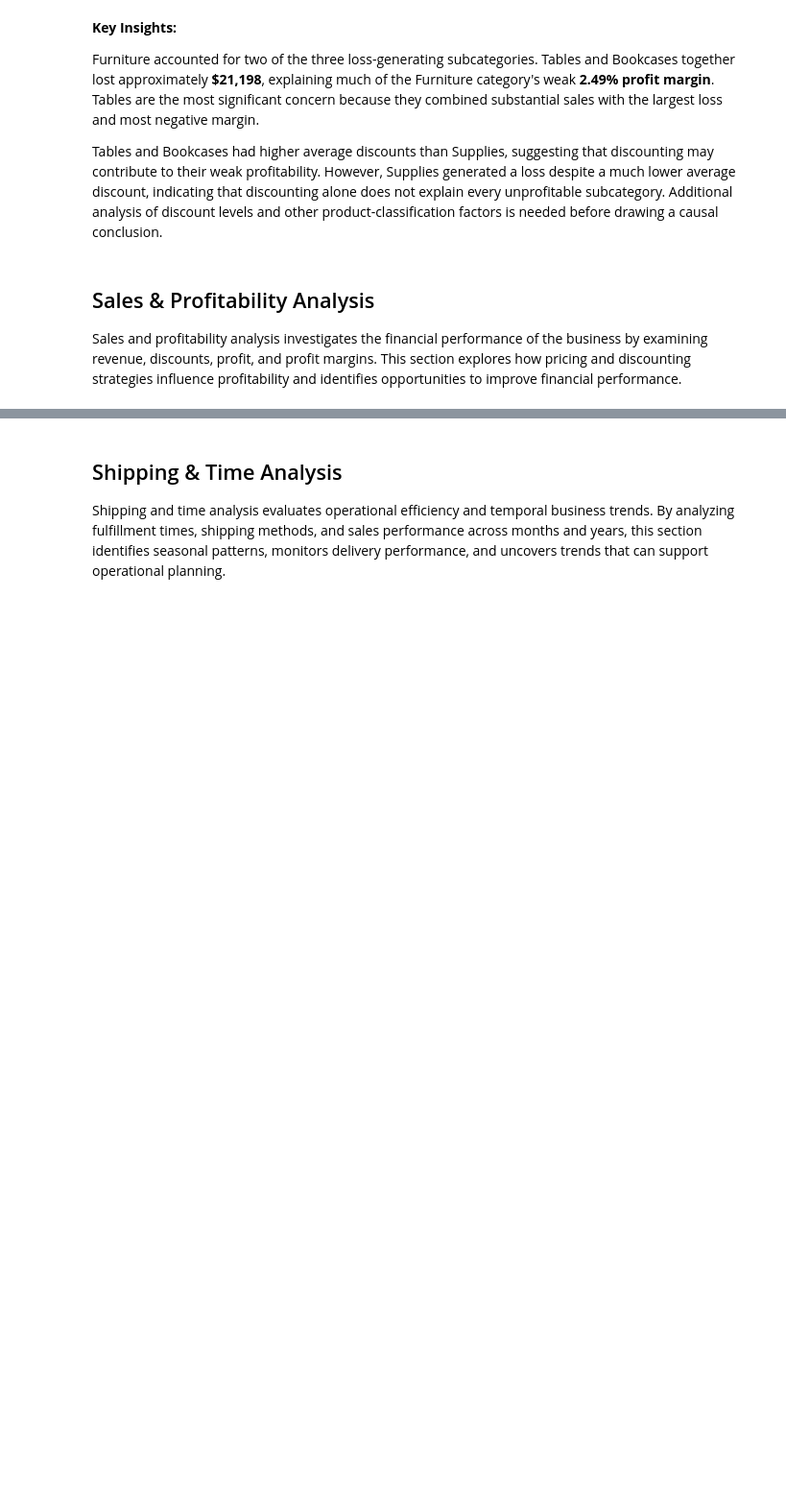
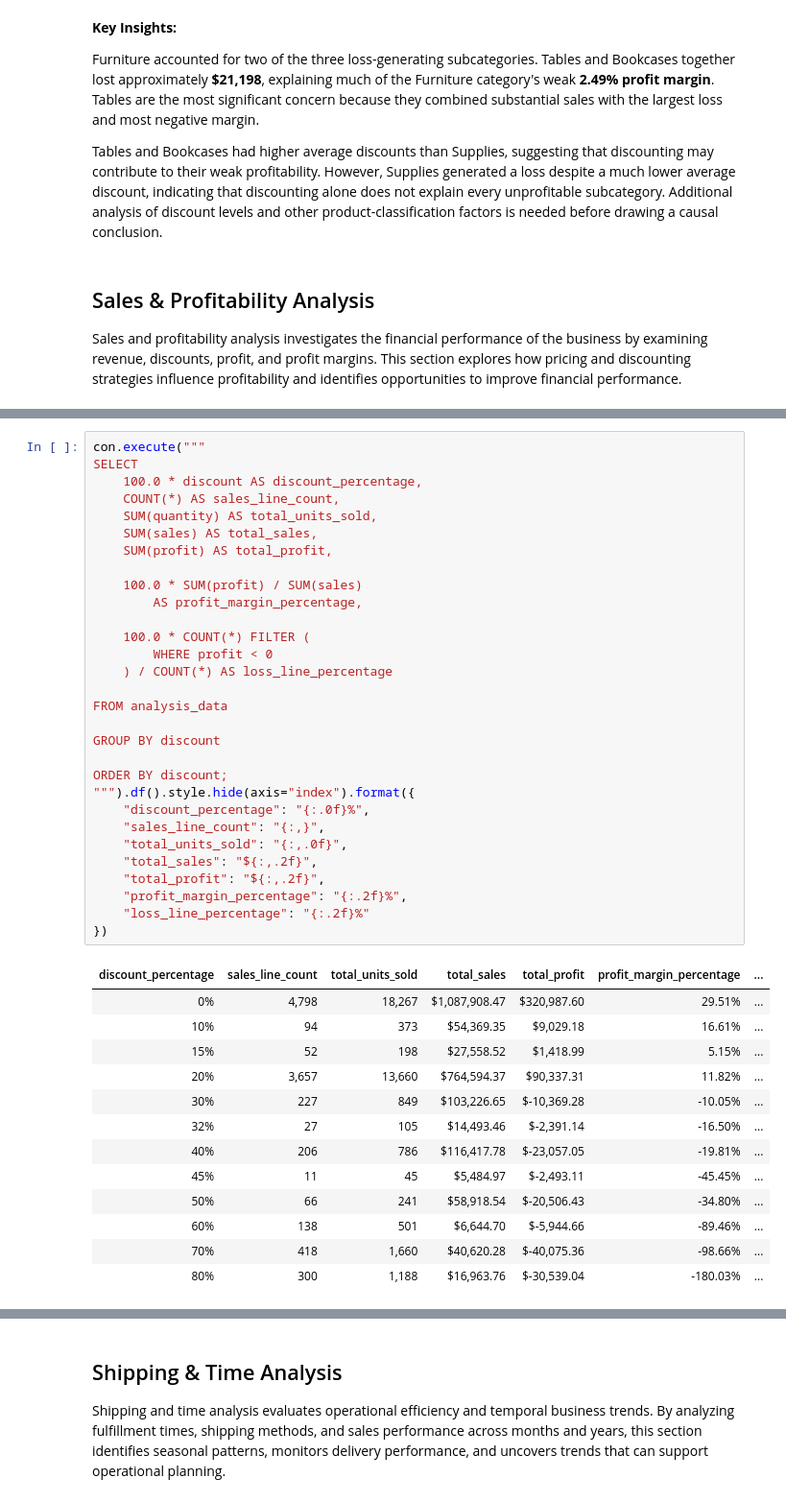
Before and after one commit to danigeiger/e_commerce_duckdb_project, a Jupyter notebook: notebooks/03_business_sql_analysis.ipynb, the cells around one changed output, grey strips where cells are left out. Shown at 96% size. Saved outputs shown, nothing was run; the diff lists cells and outputs as text; blank space fills up the shorter version.

Commit message:
Added Sales & Profitability Analysis

```diff
--- a/notebooks/03_business_sql_analysis.ipynb
+++ b/notebooks/03_business_sql_analysis.ipynb
@@ -737,0 +755,44 @@ Sales and profitability analysis investigates the financial performance of the b
+# %%
+con.execute("""
+SELECT
+    100.0 * discount AS discount_percentage,
+    COUNT(*) AS sales_line_count,
+    SUM(quantity) AS total_units_sold,
+    SUM(sales) AS total_sales,
+    SUM(profit) AS total_profit,
+
+    100.0 * SUM(profit) / SUM(sales)
+        AS profit_margin_percentage,
+
+    100.0 * COUNT(*) FILTER (
+        WHERE profit < 0
+    ) / COUNT(*) AS loss_line_percentage
+
+FROM analysis_data
+
+GROUP BY discount
+
+ORDER BY discount;
+""").df().style.hide(axis="index").format({
+    "discount_percentage": "{:.0f}%",
+    "sales_line_count": "{:,}",
+    "total_units_sold": "{:,.0f}",
+    "total_sales": "${:,.2f}",
+    "total_profit": "${:,.2f}",
+    "profit_margin_percentage": "{:.2f}%",
+    "loss_line_percentage": "{:.2f}%"
+})
+# %% [output]
+| discount_percentage | sales_line_count | total_units_sold | total_sales | total_profit | profit_margin_percentage | ... |
+| 0% | 4,798 | 18,267 | $1,087,908.47 | $320,987.60 | 29.51% | ... |
+| 10% | 94 | 373 | $54,369.35 | $9,029.18 | 16.61% | ... |
+| 15% | 52 | 198 | $27,558.52 | $1,418.99 | 5.15% | ... |
+| 20% | 3,657 | 13,660 | $764,594.37 | $90,337.31 | 11.82% | ... |
+| 30% | 227 | 849 | $103,226.65 | $-10,369.28 | -10.05% | ... |
+| 32% | 27 | 105 | $14,493.46 | $-2,391.14 | -16.50% | ... |
+| 40% | 206 | 786 | $116,417.78 | $-23,057.05 | -19.81% | ... |
+| 45% | 11 | 45 | $5,484.97 | $-2,493.11 | -45.45% | ... |
+| 50% | 66 | 241 | $58,918.54 | $-20,506.43 | -34.80% | ... |
+| 60% | 138 | 501 | $6,644.70 | $-5,944.66 | -89.46% | ... |
+| 70% | 418 | 1,660 | $40,620.28 | $-40,075.36 | -98.66% | ... |
+| 80% | 300 | 1,188 | $16,963.76 | $-30,539.04 | -180.03% | ... |
```
Also changed, not shown: parts of 11 cells of this notebook.
